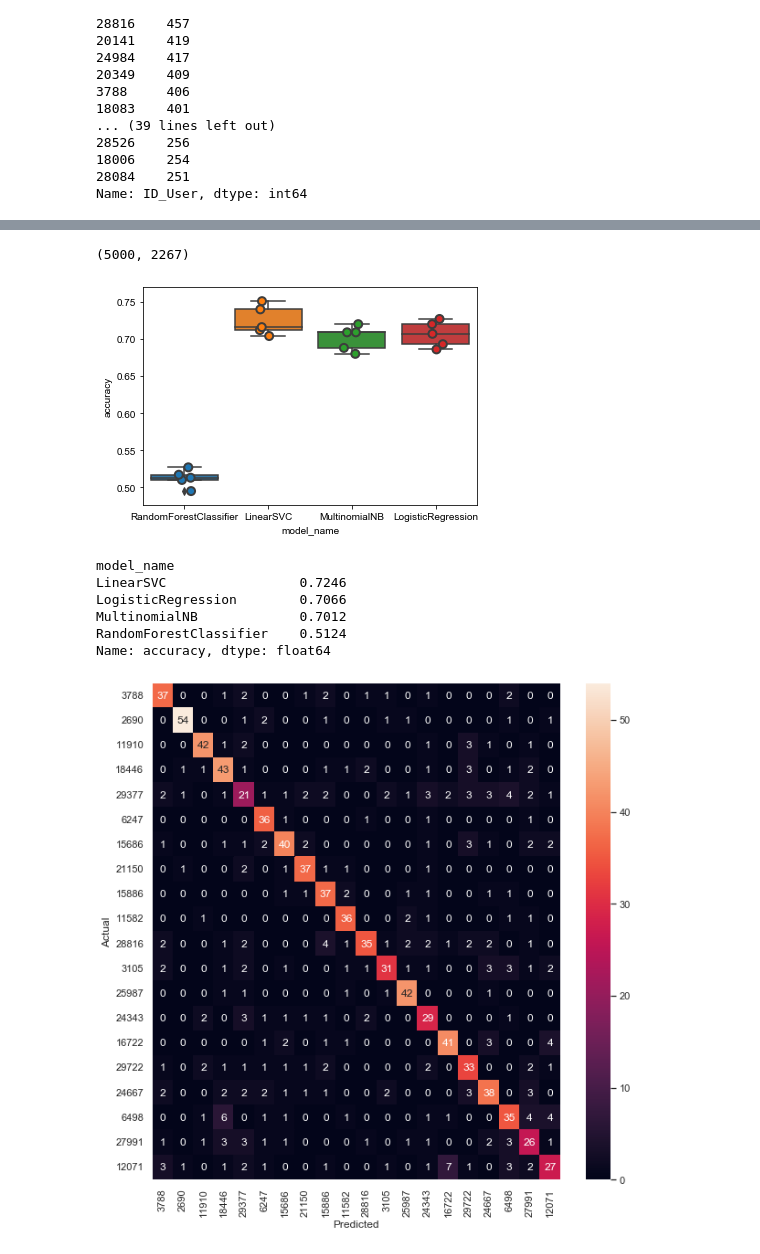
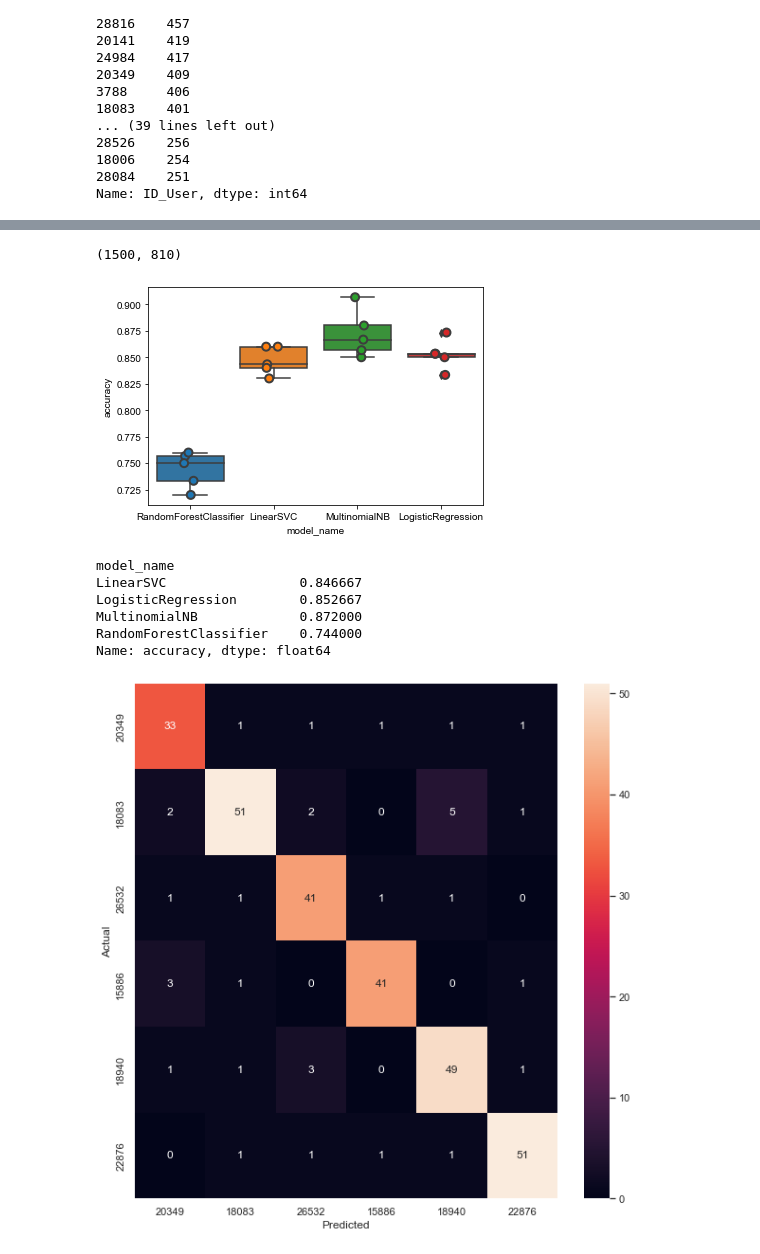
Before and after one commit to diewaldm/ml, a Jupyter notebook: ChooseClassifier.ipynb, the cells around one changed output, grey strips where cells are left out. Saved outputs shown, nothing was run; the diff lists cells and outputs as text; code cells hidden in the pictures.

Commit message:
edit choose classifier

```diff
--- a/ChooseClassifier.ipynb
+++ b/ChooseClassifier.ipynb
@@ -62,7 +62,8 @@ Name: ID_User, dtype: int64
 # %%
 UserIDListe = df_minArticles.drop_duplicates(subset = ["ID_User"])['ID_User'].tolist()
 # %%
-## AUTHORS_TO_KEEP User aus der Liste - (zufällig sinnvoll? )
-import random
-IDS = random.sample(UserIDListe, AUTHORS_TO_KEEP)
-print(IDS)
+# AUTHORS_TO_KEEP User aus der Liste - (zufällig sinnvoll? )
+#import random
+#IDS = random.sample(UserIDListe, AUTHORS_TO_KEEP)
+#print(IDS)
+IDS = [20349, 18083, 26532, 15886, 18940, 22876] # 808 features
@@ -73,7 +74,7 @@ df_nArticlesPerUser = pd.DataFrame({"ID_User": [], 'Beitrag': []})
 df_nArticlesPerUser['ID_User'] = df_nArticlesPerUser['ID_User'].astype(int)
 
 for userID in IDS:
-    df_nArticlesPerUser = pd.concat([df_nArticlesPerUser, df_minArticles.query("ID_User == @userID")[['ID_User','Beitrag']].sample(n = 250, replace = False)])
+    df_nArticlesPerUser = pd.concat([df_nArticlesPerUser, df_minArticles.query("ID_User == @userID")[['ID_User','Beitrag']].sample(n = ARTICLES_PER_AUTHOR, replace = False)])
 
 df_nArticlesPerUser = df_nArticlesPerUser.reset_index(drop=True)
 # %%
@@ -100,7 +101,7 @@ features = tfidf.fit_transform(df_nArticlesPerUser.Beitrag).toarray()
 labels = df_nArticlesPerUser.ID_User
 features.shape
 # %% [output]
-(5000, 2267)
+(1500, 810)
 # %%
 from sklearn.linear_model import LogisticRegression
 from sklearn.ensemble import RandomForestClassifier
@@ -132,24 +133,24 @@ sns.stripplot(x='model_name', y='accuracy', data=cv_df, size=8, jitter=True, edg
 sns.set(rc={"figure.figsize":(3, 4)})
 plt.show()
 # %% [output]
-[figure, old version]
+[figure, new version]
 # %%
 cv_df.groupby('model_name').accuracy.mean()
 # %% [output]
 model_name
-LinearSVC                 0.7246
-LogisticRegression        0.7066
-MultinomialNB             0.7012
-RandomForestClassifier    0.5124
+LinearSVC                 0.846667
+LogisticRegression        0.852667
+MultinomialNB             0.872000
+RandomForestClassifier    0.744000
 Name: accuracy, dtype: float64
 # %%
 from sklearn.metrics import confusion_matrix, ConfusionMatrixDisplay
 
-# Model mit höchster Accuracy: LinearSVC
+# Model mit höchster Accuracy: MultinomialNB
 from sklearn.metrics import confusion_matrix
 from sklearn.model_selection import train_test_split
-model = LinearSVC()
-X_train, X_test, y_train, y_test =train_test_split(features, labels, test_size=0.2, random_state=0)
+model = MultinomialNB()
+X_train, X_test, y_train, y_test =train_test_split(features, labels, test_size=0.2)
 model.fit(X_train, y_train)
 y_pred = model.predict(X_test)
 matrix = confusion_matrix(y_test, y_pred)
@@ -160,11 +161,11 @@ matrix = confusion_matrix(y_test, y_pred)
 #plt.show()
 # %%
 fig, ax = plt.subplots(figsize=(10,10))
-ax = sns.heatmap(matrix, annot=True, fmt='d', xticklabels=IDS[0:AUTHORS_TO_KEEP], yticklabels=IDS[0:AUTHORS_TO_KEEP])
+ax = sns.heatmap(matrix, annot=True, fmt='d', xticklabels=IDS, yticklabels=IDS)
 bottom, top = ax.get_ylim()
-ax.set_ylim(bottom + 0.5, top - 0.5)
+#ax.set_ylim(bottom + 0.5, top - 0.5)
 plt.ylabel('Actual')
 plt.xlabel('Predicted')
 plt.show()
 # %% [output]
-[figure, old version]
+[figure, new version]
```
Also changed, not shown: parts of 15 cells of this notebook.
